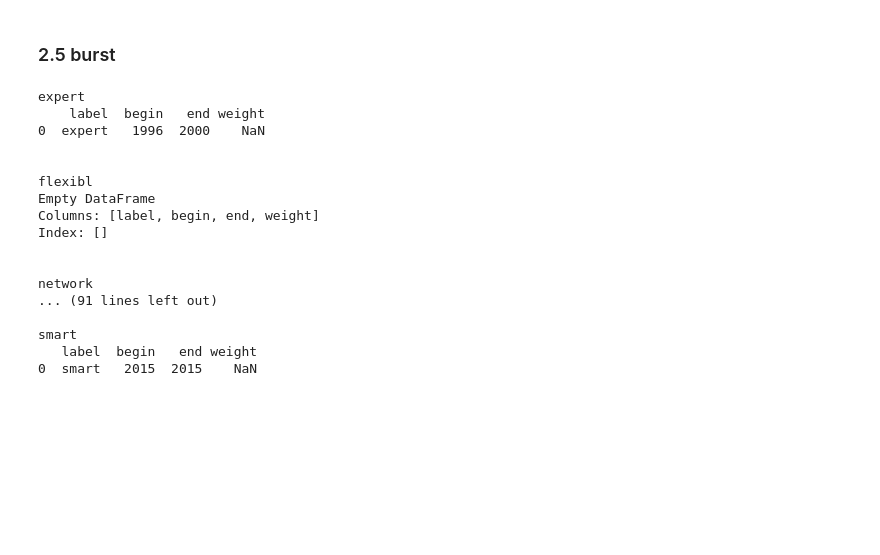
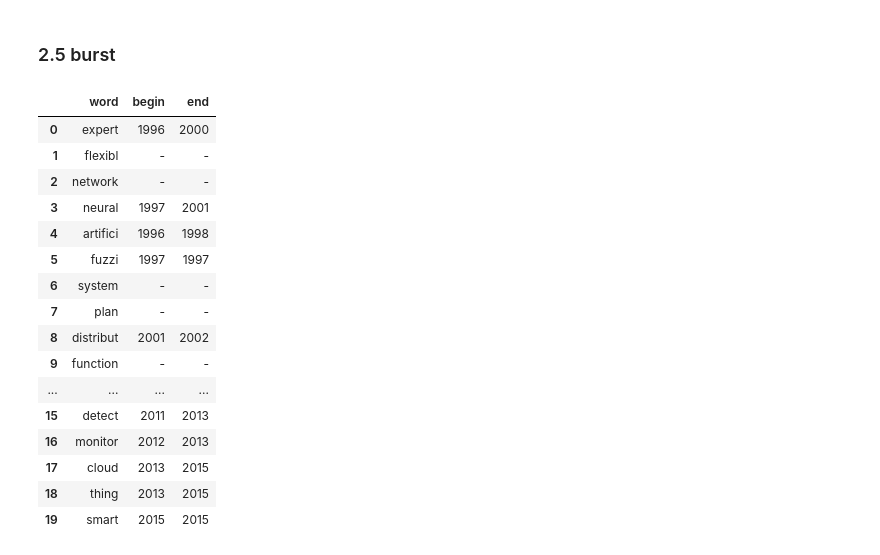
Before and after one commit to pzjzeason/bib, a Jupyter notebook: py.ipynb, the cells around one changed output. Saved outputs shown, nothing was run; the diff lists cells and outputs as text; code cells hidden in the pictures; blank space fills up the shorter version.

```diff
--- a/py.ipynb
+++ b/py.ipynb
@@ -139,28 +140,34 @@ selectStat
 # %% [markdown]
 ### 2.5 burst
 # %%
+burst_res = []
 for word in selectWords:
     q, *_ = burst_detection(selectStat[word], selectStat['sum'], 22, s=4, gamma=0.2, smooth_win=3)
     res = enumerate_bursts(q,word)
     res.begin += 1995
     res.end += 1995
-    print(word)
-    print(res,'\n\n')
+    if len(res)>0:
+        burst_res.append([word, str(res.begin[0]), str(res.end[0])])
+    else:
+        burst_res.append([word, '-', '-'])
+df = pd.DataFrame(burst_res, columns=['word', 'begin', 'end'])
+df.to_csv('./burst-result.csv', index=False)
+df
 # %% [output]
-expert
-    label  begin   end weight
-0  expert   1996  2000    NaN
-
-
-flexibl
-Empty DataFrame
-Columns: [label, begin, end, weight]
-Index: []
-
-
-network
-... (91 lines left out)
-
-smart
-   label  begin   end weight
-0  smart   2015  2015    NaN
+|  | word | begin | end |
+| 0 | expert | 1996 | 2000 |
+| 1 | flexibl | - | - |
+| 2 | network | - | - |
+| 3 | neural | 1997 | 2001 |
+| 4 | artifici | 1996 | 1998 |
+| 5 | fuzzi | 1997 | 1997 |
+| 6 | system | - | - |
+| 7 | plan | - | - |
+| 8 | distribut | 2001 | 2002 |
+| 9 | function | - | - |
+| ... | ... | ... | ... |
+| 15 | detect | 2011 | 2013 |
+| 16 | monitor | 2012 | 2013 |
+| 17 | cloud | 2013 | 2015 |
+| 18 | thing | 2013 | 2015 |
+| 19 | smart | 2015 | 2015 |
```
Also changed, not shown: parts of 2 cells of this notebook, 7 other files.
